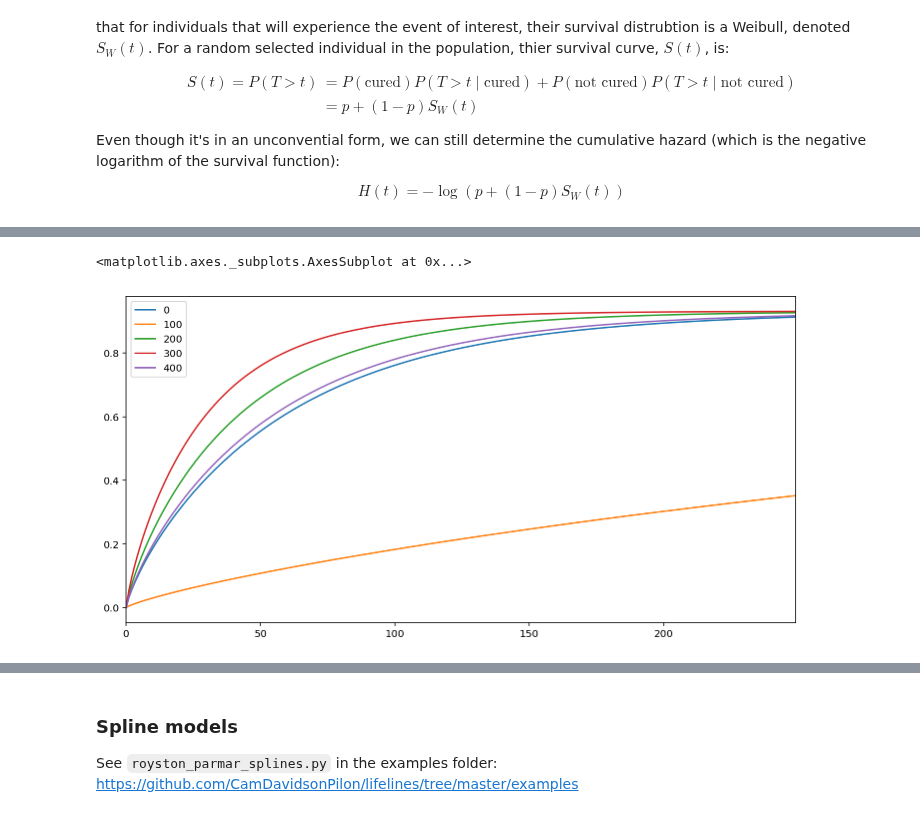
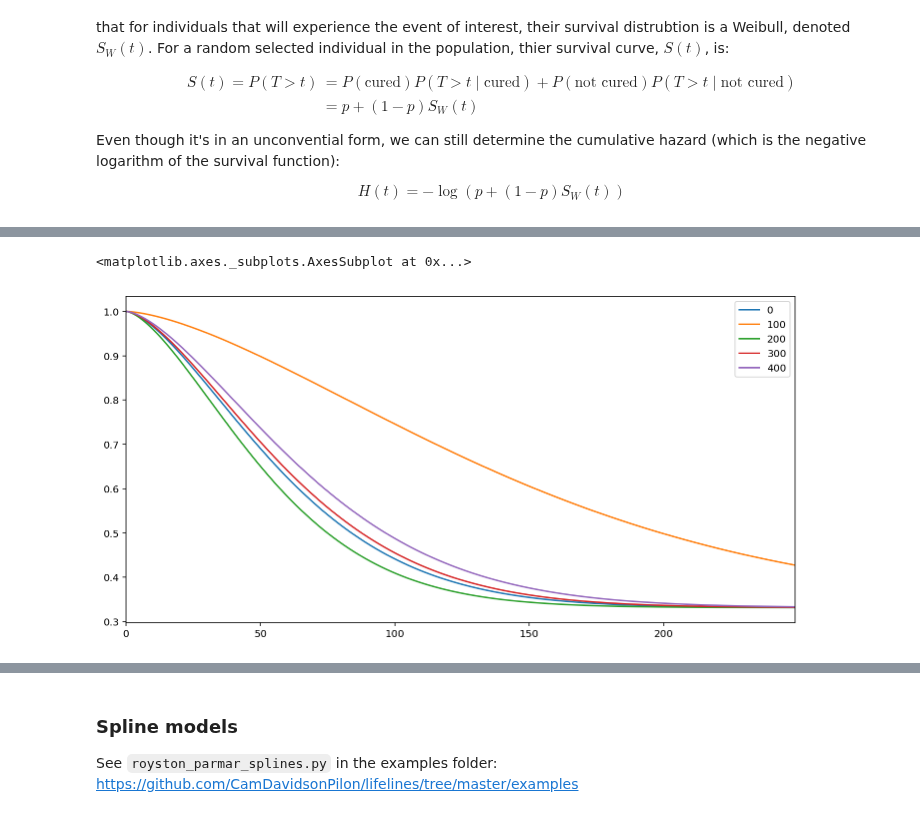
Before and after one commit to CamDavidsonPilon/lifelines, a Jupyter notebook: examples/Custom Regression Models.ipynb, the cells around one changed output, grey strips where cells are left out. Drawn from its saved outputs; the diff is of its cells as text; code cells hidden in the pictures.

```diff
--- a/examples/Custom Regression Models.ipynb
+++ b/examples/Custom Regression Models.ipynb
@@ -209,9 +209,9 @@ cm.print_summary(2)
 | Log-likelihood ratio test | 34.22 on 9 df, -log2(p)=13.58 |
 # %%
-cm.predict_cumulative_hazard(rossi.loc[::100]).plot(figsize=(12,6))
+cm.predict_survival_function(rossi.loc[::100]).plot(figsize=(12,6))
 # %% [output]
 <matplotlib.axes._subplots.AxesSubplot at 0x...>
-[figure, old version]
+[figure, new version]
 # %%
 # what's the effect on the survival curve if I vary "age"
 fig, ax = plt.subplots(figsize=(12, 6))
```
Also changed, not shown: parts of 4 cells of this notebook, 7 other files.
